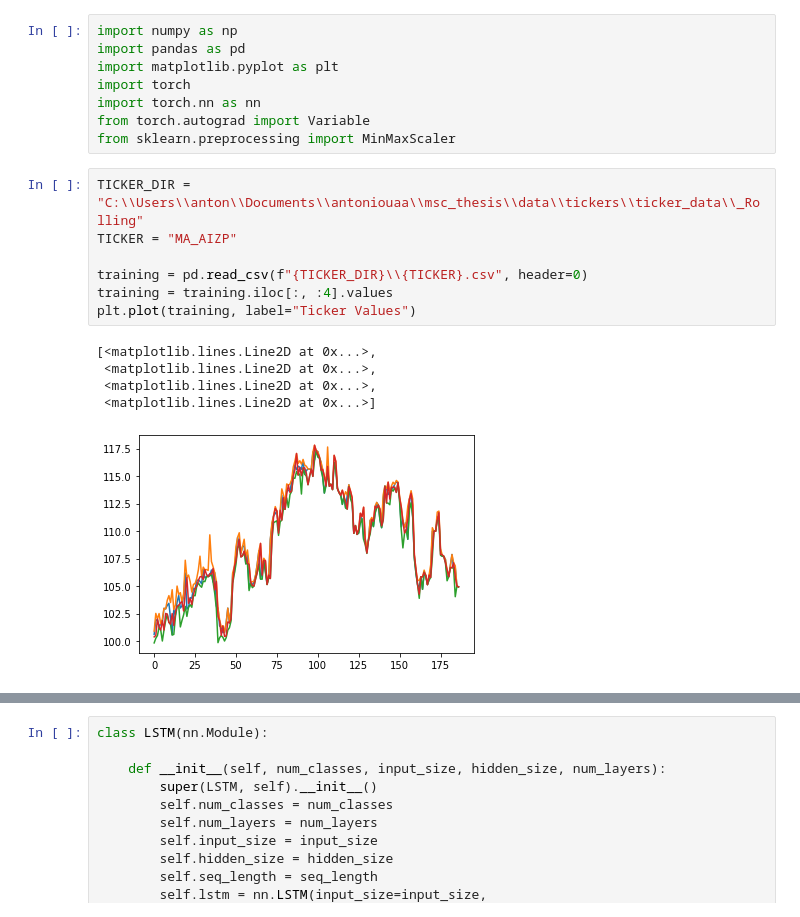
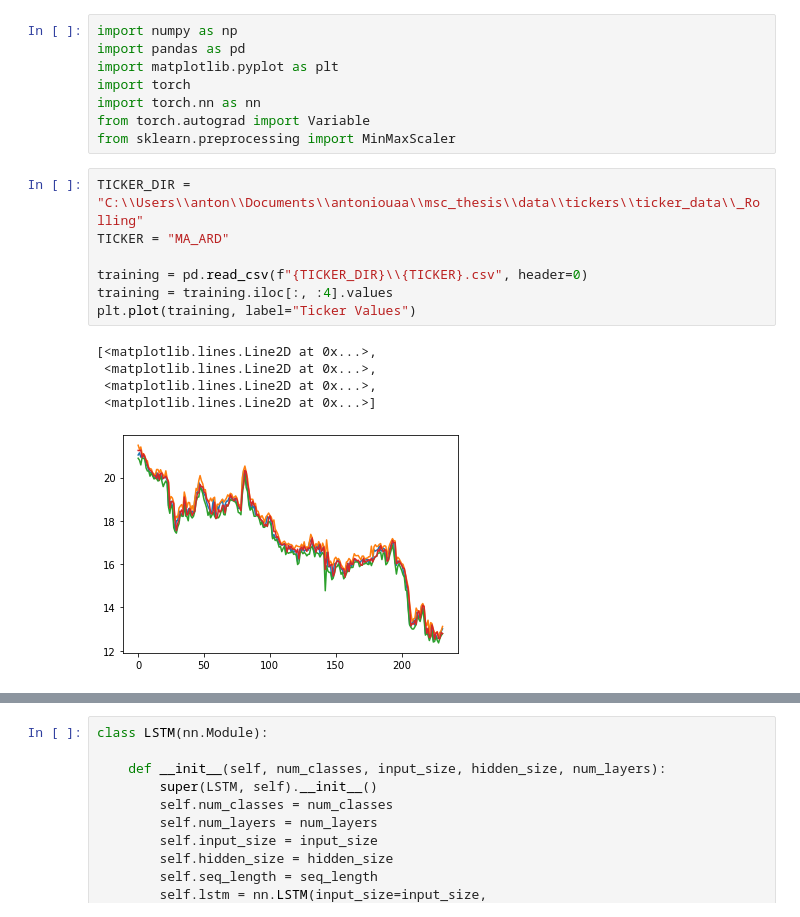
Before and after one commit to antoniouaa/msc_thesis, a Jupyter notebook: src/lstm/lstm.ipynb, the cells around one changed output, grey strips where cells are left out. Saved outputs shown, nothing was run; the diff lists cells and outputs as text.

```diff
--- a/src/lstm/lstm.ipynb
+++ b/src/lstm/lstm.ipynb
@@ -8,17 +8,17 @@ from torch.autograd import Variable
 from sklearn.preprocessing import MinMaxScaler
 # %%
 TICKER_DIR = "C:\\Users\\anton\\Documents\\antoniouaa\\msc_thesis\\data\\tickers\\ticker_data\\_Rolling"
-TICKER = "MA_AIZP"
+TICKER = "MA_ARD"
 
 training = pd.read_csv(f"{TICKER_DIR}\\{TICKER}.csv", header=0)
 training = training.iloc[:, :4].values
 plt.plot(training, label="Ticker Values")
 # %% [output]
 [<matplotlib.lines.Line2D at 0x...>,
  <matplotlib.lines.Line2D at 0x...>,
  <matplotlib.lines.Line2D at 0x...>,
  <matplotlib.lines.Line2D at 0x...>]
-[figure, old version]
+[figure, new version]
 # %%
 def sliding_windows(data, seq_length):
     x, y = [], []
```
Also changed, not shown: parts of 6 cells of this notebook, 34 other files.
